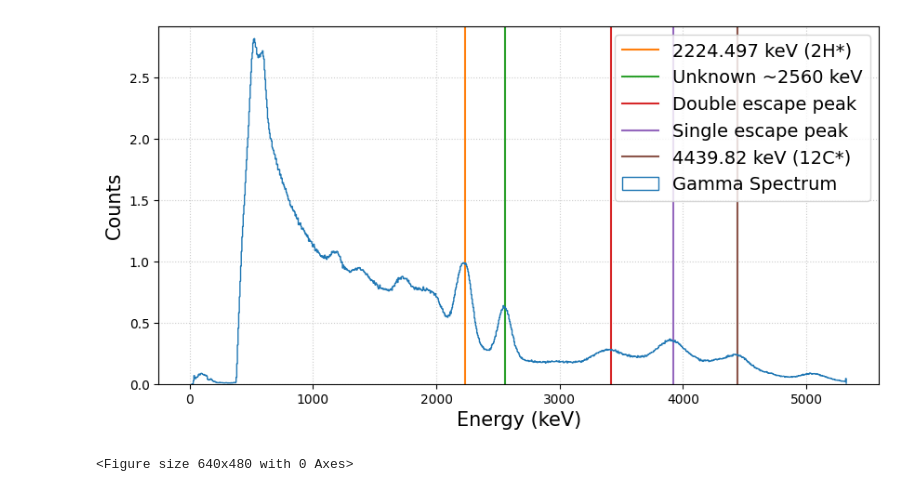
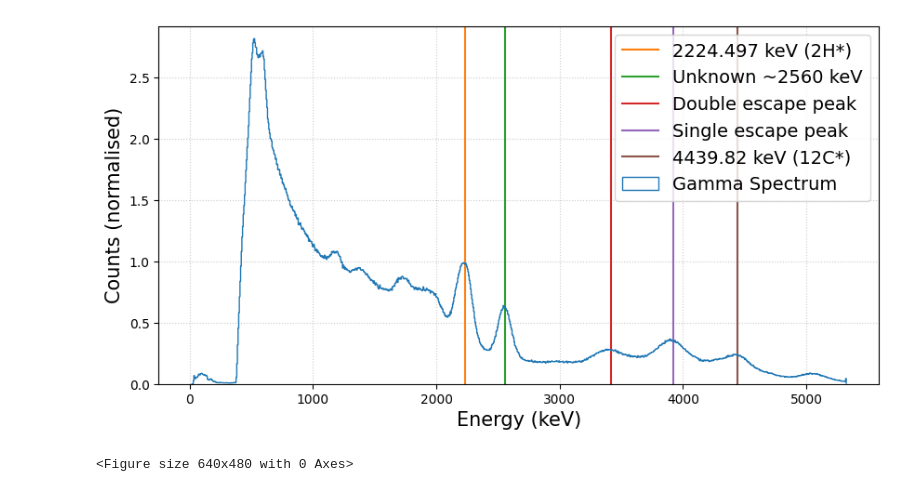
Before and after one commit to mkidson/Uni-Code, a Jupyter notebook: Honours/NP/Lab_2/xAmBe/AmBe.ipynb, the cells around one changed output. Drawn from its saved outputs; the diff is of its cells as text; code cells hidden in the pictures.

```diff
--- a/Honours/NP/Lab_2/xAmBe/AmBe.ipynb
+++ b/Honours/NP/Lab_2/xAmBe/AmBe.ipynb
@@ -20,22 +20,22 @@ channels_calib = (channels - calibrationVals[1]) / calibrationVals[0]
 # %%
 plt.figure(figsize=(10,5))
 plt.xlabel('Energy (keV)', fontsize=15)
-plt.ylabel('Counts', fontsize=15)
+plt.ylabel('Counts (normalised)', fontsize=15)
 plt.grid(color='#CCCCCC', linestyle=':')
 
 plt.axvline(2230, color='C1', label='2224.497 keV (2H*)', lw=1.5)
 plt.axvline(2559, color='C2', label='Unknown ~2560 keV', lw=1.5)
 plt.axvline(3420, color='C3', label='Double escape peak', lw=1.5)
 plt.axvline(3920, color='C4', label='Single escape peak', lw=1.5)
 plt.axvline(4440, color='C5', label='4439.82 keV (12C*)', lw=1.5)
 
 
 plt.hist(channels_calib, bins=channels_calib, weights=ambe_counts, histtype='step', label='Gamma Spectrum')
 
 plt.legend(loc='upper right', fontsize=14)
 plt.savefig('../Report/Plots/ambe.pdf')
 # %% [output]
-[figure, old version]
+[figure, new version]
 # %%
 # %% [output]
 <Figure size 640x480 with 0 Axes>
```
Also changed, not shown: 14 other files.
